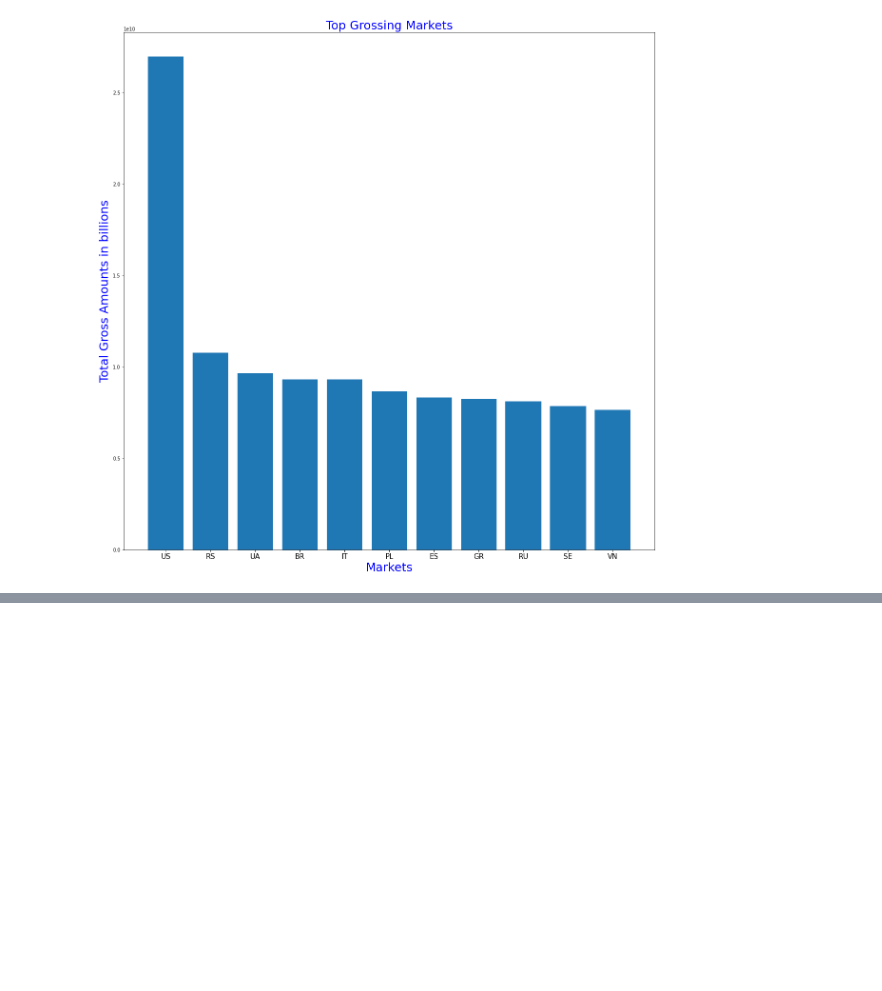
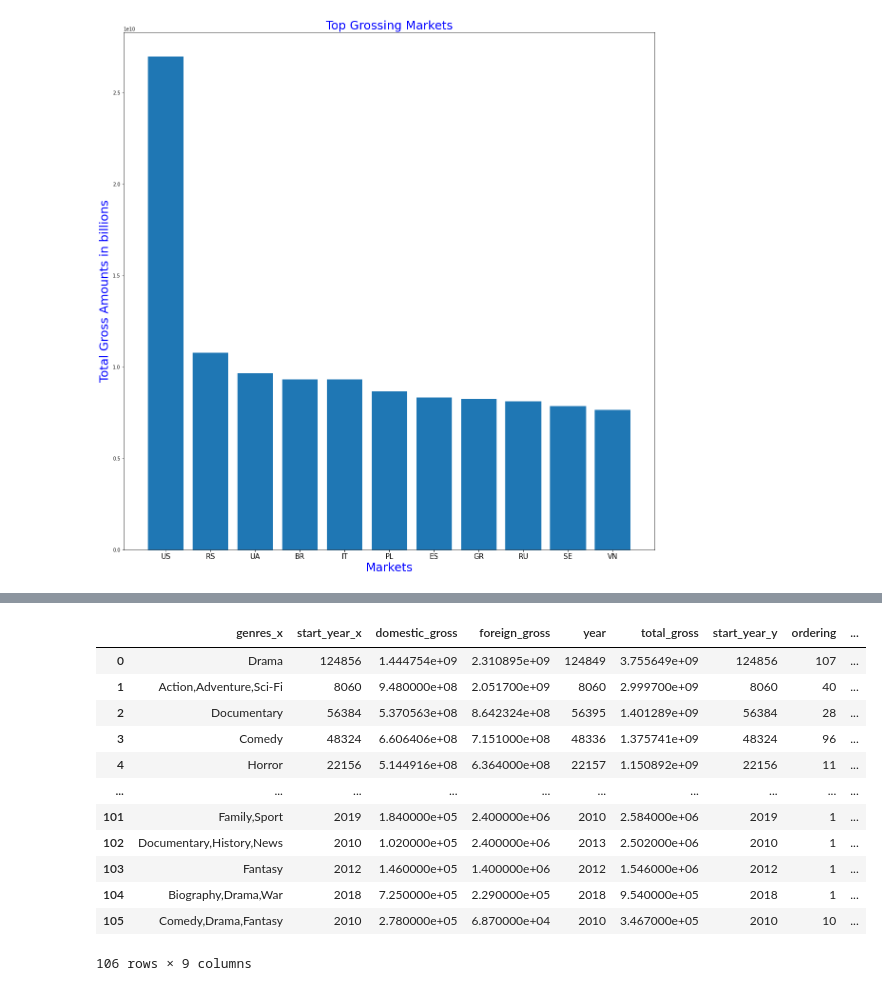
Before and after one commit to rahulakrish/movie_studio_recommendation, a Jupyter notebook: project_notebook.ipynb, the cells around one changed output, grey strips where cells are left out. Cells and saved outputs as stored; diff of their text form; code cells hidden in the pictures; blank space fills up the shorter version.

```diff
--- a/project_notebook.ipynb
+++ b/project_notebook.ipynb
@@ -339,9 +340,6 @@ Name: foreign_gross, dtype: int64
 # %% [markdown]
 > We can that there are 1323 empty values. Let's compute the stats again to get an idea of what we can impute.
 First, we need to convert it to the float data type
-# %%
-# converting 'foreign_gross' to float datatype
-movie_gross_df['foreign_gross'] = movie_gross_df['foreign_gross'].astype('float64')
 # %%
 # compute the stats using the stats function defined earlier
 fd_stats = stats(movie_gross_df['foreign_gross'])
@@ -523,0 +551,18 @@ plt.show()
+# %%
+# sorting by the total_gross in descending order
+us_market_genres.sort_values(by = ['total_gross'], ascending = False, inplace = True, ignore_index = True)
+us_market_genres
+# %% [output]
+|  | genres_x | start_year_x | domestic_gross | foreign_gross | year | total_gross | start_year_y | ordering | ... |
+| 0 | Drama | 124856 | 1.444754e+09 | 2.310895e+09 | 124849 | 3.755649e+09 | 124856 | 107 | ... |
+| 1 | Action,Adventure,Sci-Fi | 8060 | 9.480000e+08 | 2.051700e+09 | 8060 | 2.999700e+09 | 8060 | 40 | ... |
+| 2 | Documentary | 56384 | 5.370563e+08 | 8.642324e+08 | 56395 | 1.401289e+09 | 56384 | 28 | ... |
+| 3 | Comedy | 48324 | 6.606406e+08 | 7.151000e+08 | 48336 | 1.375741e+09 | 48324 | 96 | ... |
+| 4 | Horror | 22156 | 5.144916e+08 | 6.364000e+08 | 22157 | 1.150892e+09 | 22156 | 11 | ... |
+| ... | ... | ... | ... | ... | ... | ... | ... | ... | ... |
+| 101 | Family,Sport | 2019 | 1.840000e+05 | 2.400000e+06 | 2010 | 2.584000e+06 | 2019 | 1 | ... |
+| 102 | Documentary,History,News | 2010 | 1.020000e+05 | 2.400000e+06 | 2013 | 2.502000e+06 | 2010 | 1 | ... |
+| 103 | Fantasy | 2012 | 1.460000e+05 | 1.400000e+06 | 2012 | 1.546000e+06 | 2012 | 1 | ... |
+| 104 | Biography,Drama,War | 2018 | 7.250000e+05 | 2.290000e+05 | 2018 | 9.540000e+05 | 2018 | 1 | ... |
+| 105 | Comedy,Drama,Fantasy | 2010 | 2.780000e+05 | 6.870000e+04 | 2010 | 3.467000e+05 | 2010 | 10 | ... |
+106 rows × 9 columns
```
Also changed, not shown: parts of 19 cells of this notebook.
